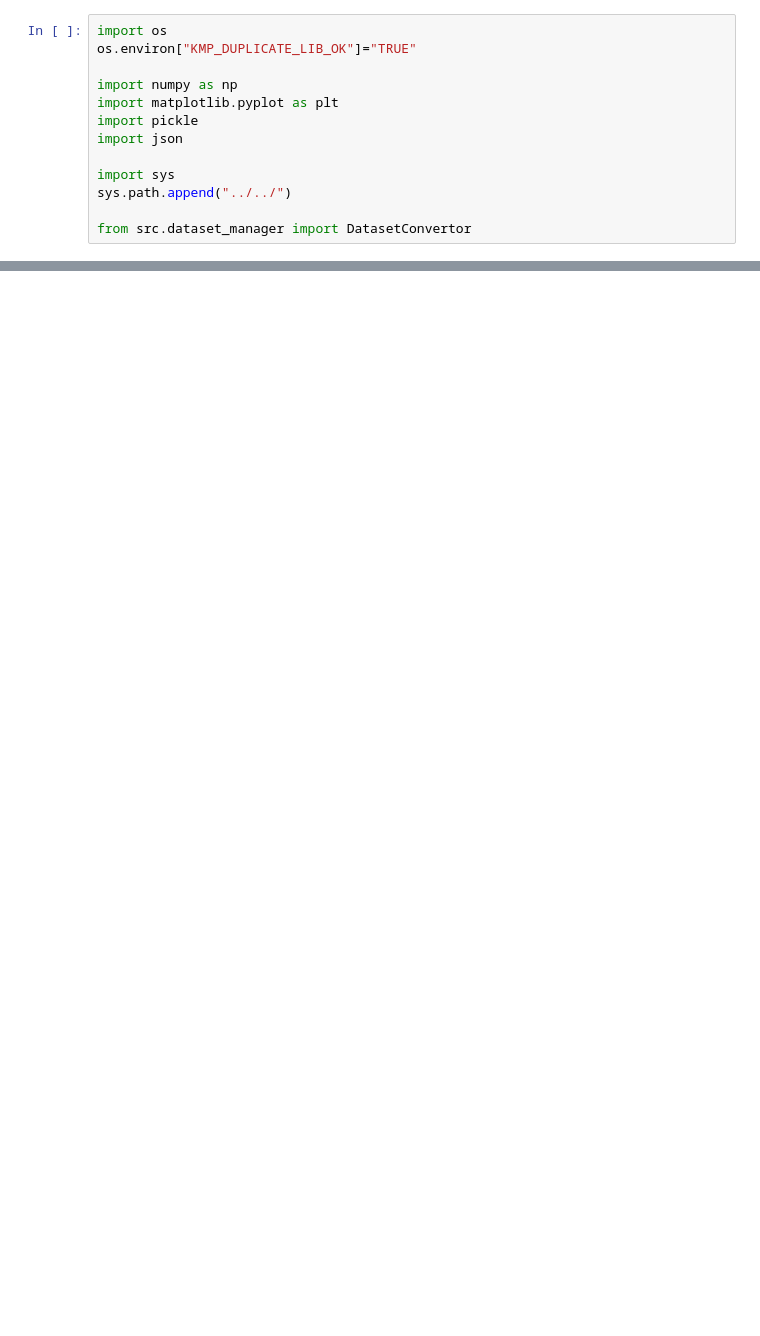
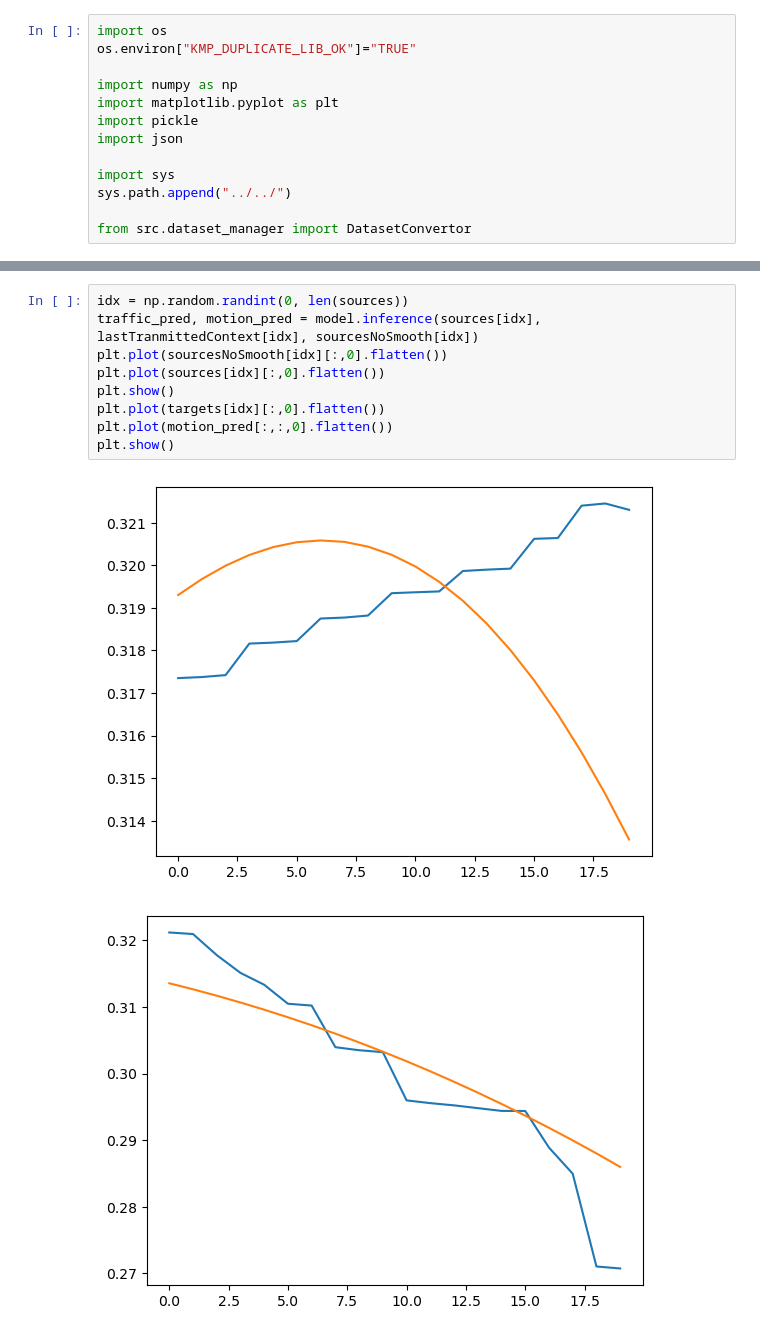
Before and after one commit to evanyeh5118/context_aware_traffic_predictor, a Jupyter notebook: experiments/notebooks/main00_verify_tarffic_pattern.ipynb, the cells around one changed output, grey strips where cells are left out. Drawn from its saved outputs; the diff is of its cells as text; blank space fills up the shorter version.

```diff
--- a/experiments/notebooks/main00_verify_tarffic_pattern.ipynb
+++ b/experiments/notebooks/main00_verify_tarffic_pattern.ipynb
@@ -45,0 +88,12 @@ plt.show()
+# %%
+idx = np.random.randint(0, len(sources))
+traffic_pred, motion_pred = model.inference(sources[idx], lastTranmittedContext[idx], sourcesNoSmooth[idx])
+plt.plot(sourcesNoSmooth[idx][:,0].flatten())
+plt.plot(sources[idx][:,0].flatten())
+plt.show()
+plt.plot(targets[idx][:,0].flatten())
+plt.plot(motion_pred[:,:,0].flatten())
+plt.show()
+# %% [output]
+[figure, added]
+[figure, added]
```
Also changed, not shown: parts of 2 cells of this notebook, 16 other files.
